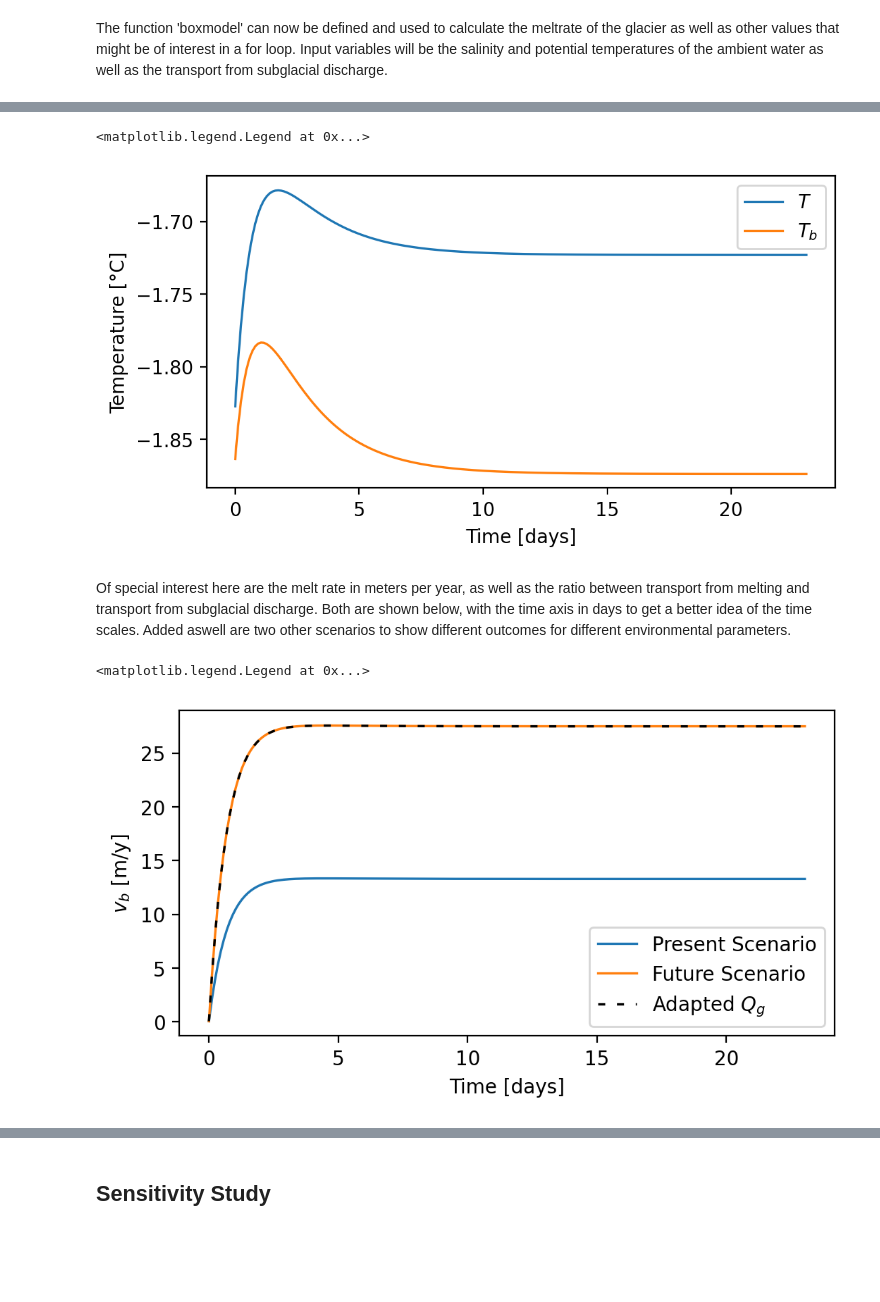
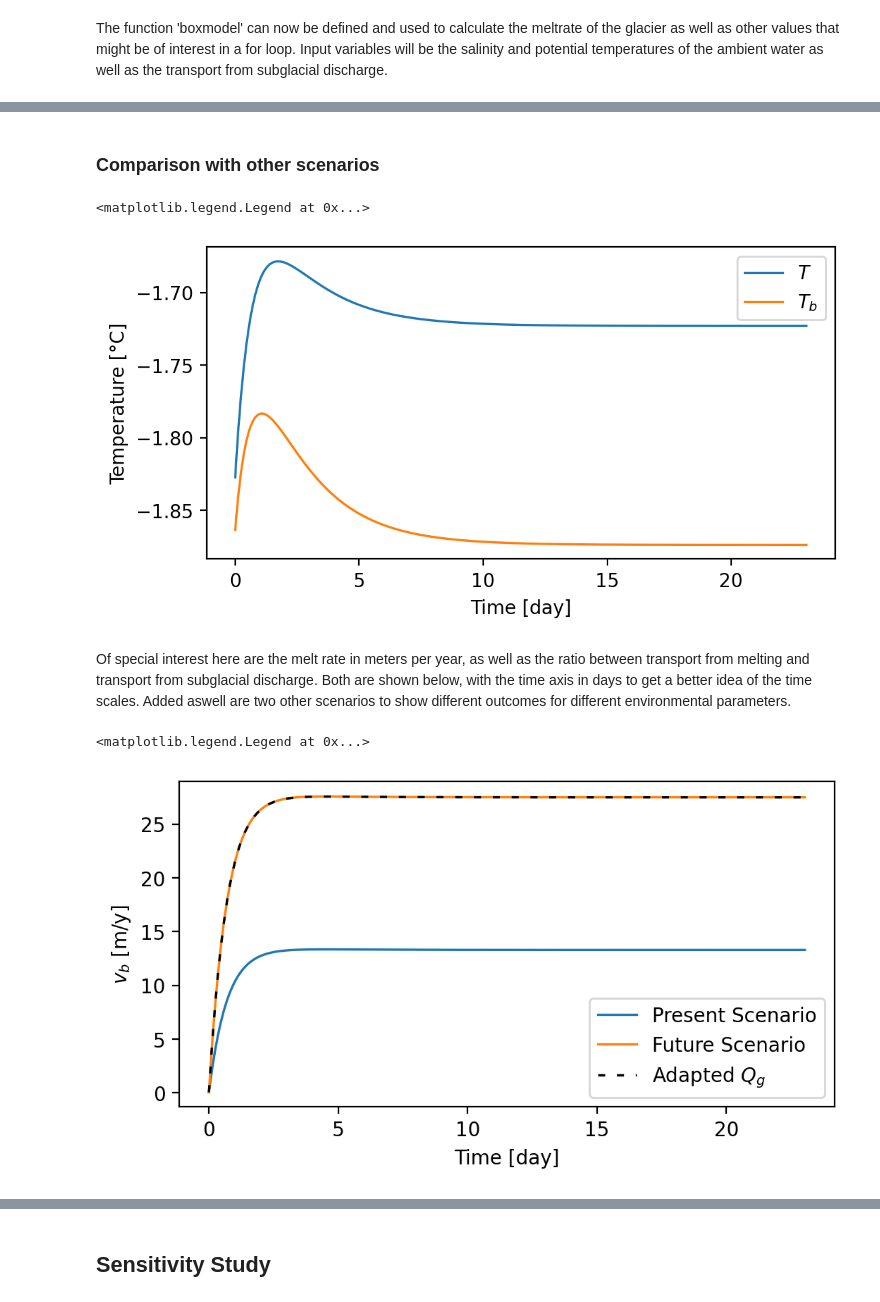
Before and after one commit to markusReinert/79NG-boxmodel, a Jupyter notebook: BoxModel.ipynb, the cells around one changed output, grey strips where cells are left out. Drawn from its saved outputs; the diff is of its cells as text; code cells hidden in the pictures; blank space fills up the shorter version.

```diff
--- a/BoxModel.ipynb
+++ b/BoxModel.ipynb
@@ -149,33 +123,46 @@ N = 200
 The function 'boxmodel' can now be defined and used to calculate the meltrate of the glacier as well as other values that might be of interest in a for loop. Input variables will be the salinity and potential temperatures of the ambient water as well as the transport from subglacial discharge.
 # %%
 def boxmodel(S_a, T_a, Q_g, z_b):
+    """Calculate melt rate and plume properties for given environmental conditions.
 
-    # empty arrays for values of interest
-    v_b_n = np.full(N, np.nan)
-    S_n = np.full(N, np.nan)
-    T_n = np.full(N, np.nan)
-    Q_m_n = np.full(N, np.nan)
-    Q_out_n = np.full(N, np.nan)
-    S_b_n = np.full(N, np.nan)
-    T_b_n = np.full(N, np.nan)
+    Input parameters:
+    S_a, T_a: ambient salinity and temperature
+    Q_g: subglacial discharge
+    z_b: vertical position of the ice–ocean interface
 
-    S = 30 # starting value for the plume
+    Return values (time series in a dictionary):
+    v_b: melt rate in m/yr
+    S, T: plume salinity and temperature
+    S_b, T_b: boundary layer salinity and temperature
+    Q_m: melt volume rate in m³/s
+    Q_out: outflow of glacially modified water
+    """
+
+    v_b_n = np.zeros(N)
+    S_n = np.zeros(N)
+    T_n = np.zeros(N)
+    S_b_n = np.zeros(N)
+    T_b_n = np.zeros(N)
+    Q_m_n = np.zeros(N)
+    Q_out_n = np.zeros(N)
+
+    # Set the initial values of plume salinity and temperature
+    S = 30
     T = freeze(S, z_b)
 
     for i in range(N):
-        # basal melting
+        # Compute the response of the melt layer
         bmelt = basalmelting(S, T, z_b)
         S_b = bmelt["S_b"]
         T_b = bmelt["T_b"]
-        v_b = (gamma_S * (S - S_b)) / S_b # Calling the 'basalmelting' function instead does not seem to work
+        v_b = bmelt["v_b"]
         Q_m = v_b * A
 
-        # plume parameters
+        # Update the plume parameters
         Q = - (Q_g + Q_m + Q_a)
         S = (Q_a * S_a + V/dt * S) / (V/dt - Q)
         T = (Q_a * T_a + Q_g * T_g + (Q_m + A * gamma_T) * T_b + V/dt * T) / (V/dt - Q + A * gamma_T)
 
-        # filling of the arrays to be returned by the function
         v_b_n[i] = v_b
         S_n[i] = S
         T_n[i] = T
@@ -208,33 +213,31 @@ Some other scenarios can be calculated and compared
+# %% [markdown]
+### Comparison with other scenarios
 # %%
 future = boxmodel(35, 0, 70, -300)
 adaptedQ_g = boxmodel(35, 0, 144.8, -300)
 # %%
-time = np.arange(0, N, 1) * dt / 60 / 60 / 24 # time in days
-
 fig = plt.figure(figsize=(6,3), dpi= 200, facecolor='w', edgecolor='k')
 plt.plot(time, result['T'], linewidth=1.2, label = '$T$')
 plt.plot(time, future['T_b'], linewidth=1.2, label = '$T_b$')
-plt.xlabel('Time [days]')
+plt.xlabel('Time [day]')
 plt.ylabel('Temperature [°C]')
 plt.legend()
 # %% [output]
 <matplotlib.legend.Legend at 0x...>
-[figure, old version]
+[figure, new version]
 # %% [markdown]
 Of special interest here are the melt rate in meters per year, as well as the ratio between transport from melting and transport from subglacial discharge. Both are shown below, with the time axis in days to get a better idea of the time scales. Added aswell are two other scenarios to show different outcomes for different environmental parameters.
 # %%
-time = np.arange(0, N, 1) * dt / 60 / 60 / 24 # time in days
-
 fig = plt.figure(figsize=(6,3), dpi= 200, facecolor='w', edgecolor='k')
 plt.plot(time, result['v_b'], linewidth=1.2, label = 'Present Scenario')
 plt.plot(time, future['v_b'], linewidth=1.2, label = 'Future Scenario')
 plt.plot(time, adaptedQ_g['v_b'], linewidth=1.2, label = 'Adapted $Q_g$', c = "k", linestyle =  (0, (3, 5)))
-plt.xlabel('Time [days]')
+plt.xlabel('Time [day]')
 plt.ylabel('$v_b$ [m/y]')
 plt.legend()
 # %% [output]
 <matplotlib.legend.Legend at 0x...>
-[figure, old version]
+[figure, new version]
 # %%
 fig = plt.figure(figsize=(6,3), dpi= 200, facecolor='w', edgecolor='k')
 plt.plot(time, result['Q_m'] / Q_g, linewidth=1.2, label = 'Present Scenario')
```
Also changed, not shown: parts of 37 cells of this notebook.
